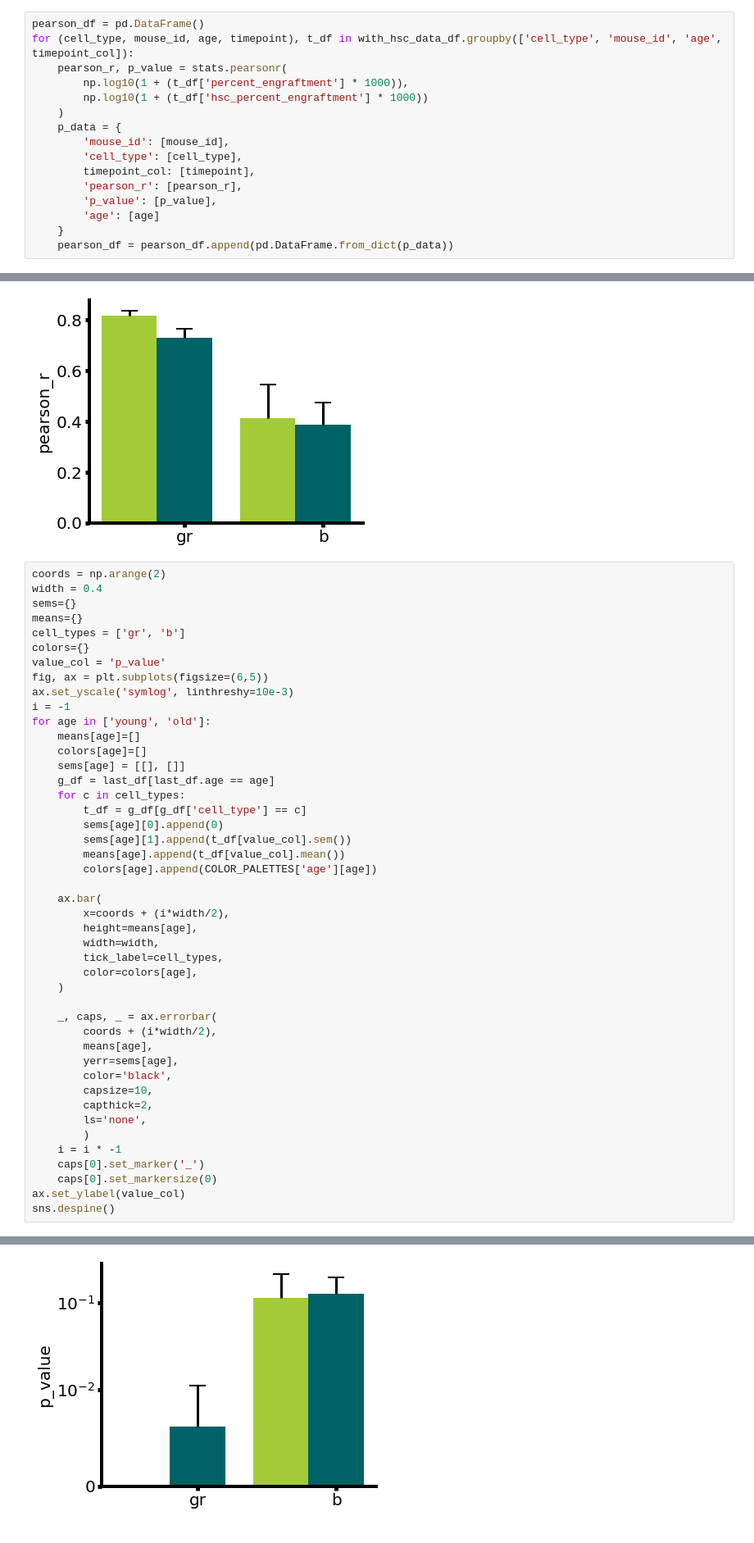
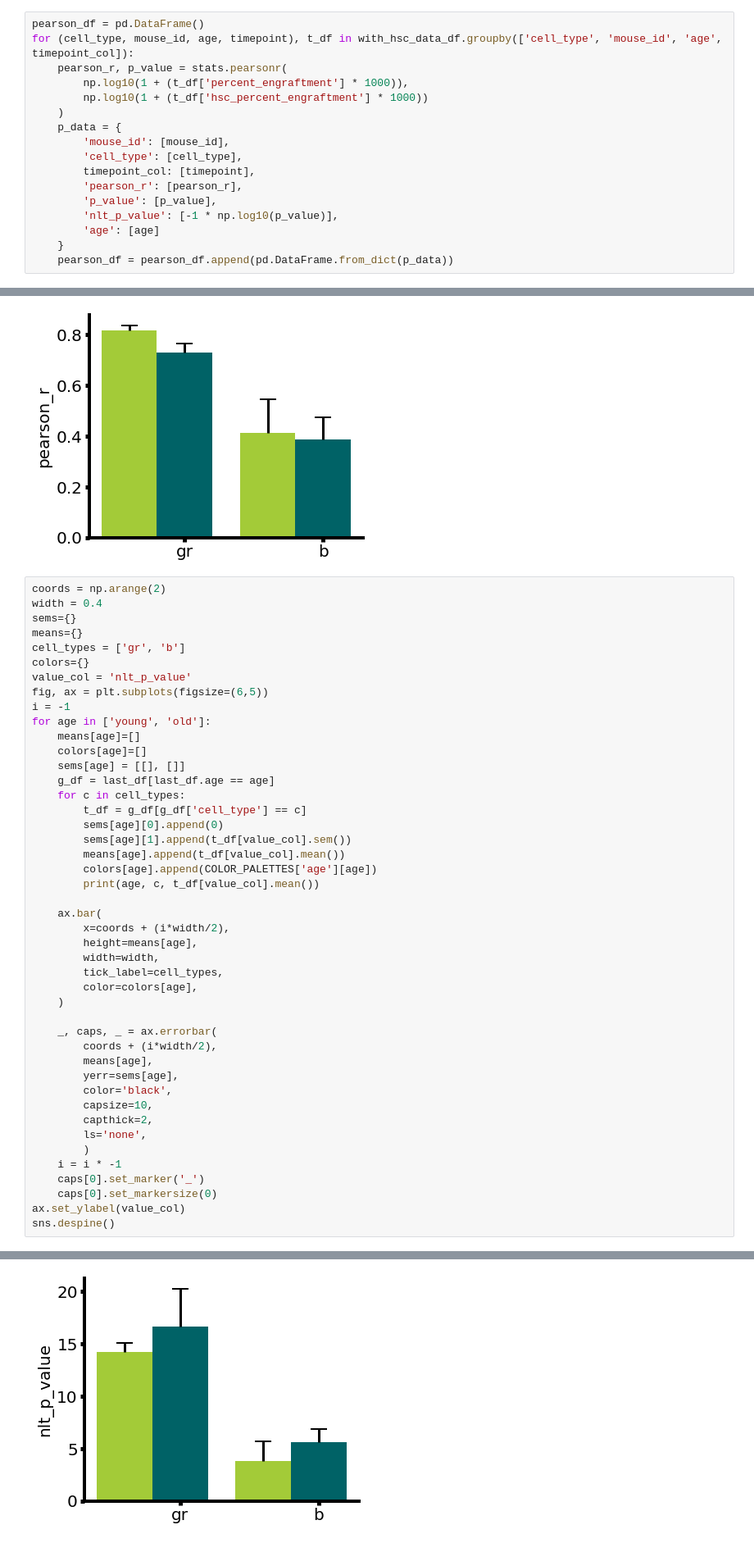
Before and after one commit to akre96/stemcell_aging, a Jupyter notebook: young_vs_old_HSCS.ipynb, the cells around one changed output, grey strips where cells are left out. Shown at 82% size. Saved outputs shown, nothing was run; the diff lists cells and outputs as text.

```diff
--- a/young_vs_old_HSCS.ipynb
+++ b/young_vs_old_HSCS.ipynb
@@ -282,6 +282,7 @@ for (cell_type, mouse_id, age, timepoint), t_df in with_hsc_data_df.groupby(['ce
         timepoint_col: [timepoint],
         'pearson_r': [pearson_r],
         'p_value': [p_value],
+        'nlt_p_value': [-1 * np.log10(p_value)],
         'age': [age]
     }
     pearson_df = pearson_df.append(pd.DataFrame.from_dict(p_data))
@@ -371,9 +372,8 @@ sems={}
 means={}
 cell_types = ['gr', 'b']
 colors={}
-value_col = 'p_value'
+value_col = 'nlt_p_value'
 fig, ax = plt.subplots(figsize=(6,5))
-ax.set_yscale('symlog', linthreshy=10e-3)
 i = -1
 for age in ['young', 'old']:
     means[age]=[]
@@ -386,6 +386,7 @@ for age in ['young', 'old']:
         sems[age][1].append(t_df[value_col].sem())
         means[age].append(t_df[value_col].mean())
         colors[age].append(COLOR_PALETTES['age'][age])
+        print(age, c, t_df[value_col].mean())
 
     ax.bar(
         x=coords + (i*width/2),
@@ -413 +418 @@ sns.despine()
-[figure, old version]
+[figure, new version]
```
Also changed, not shown: parts of 4 cells of this notebook, 5 other files.
